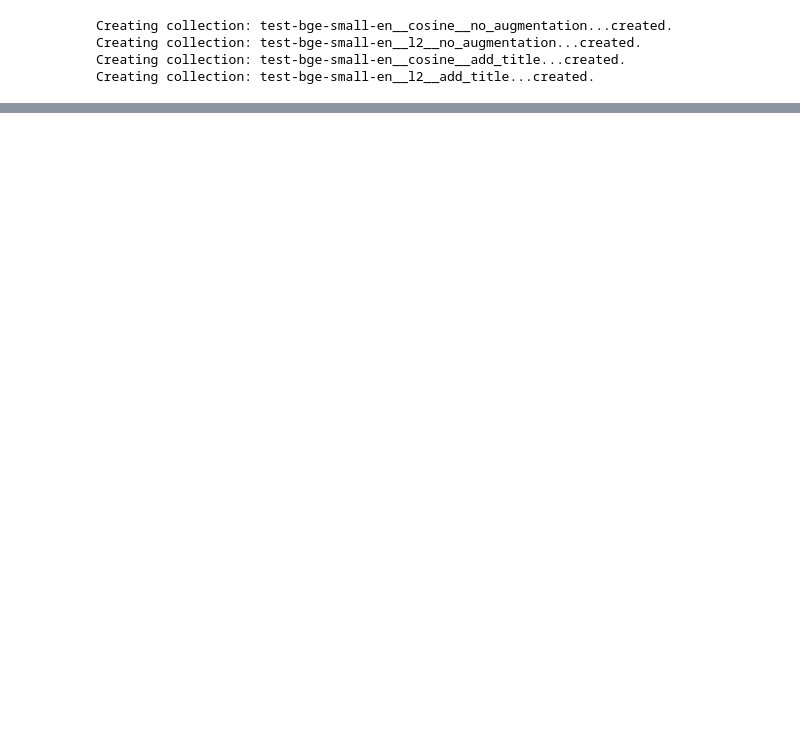
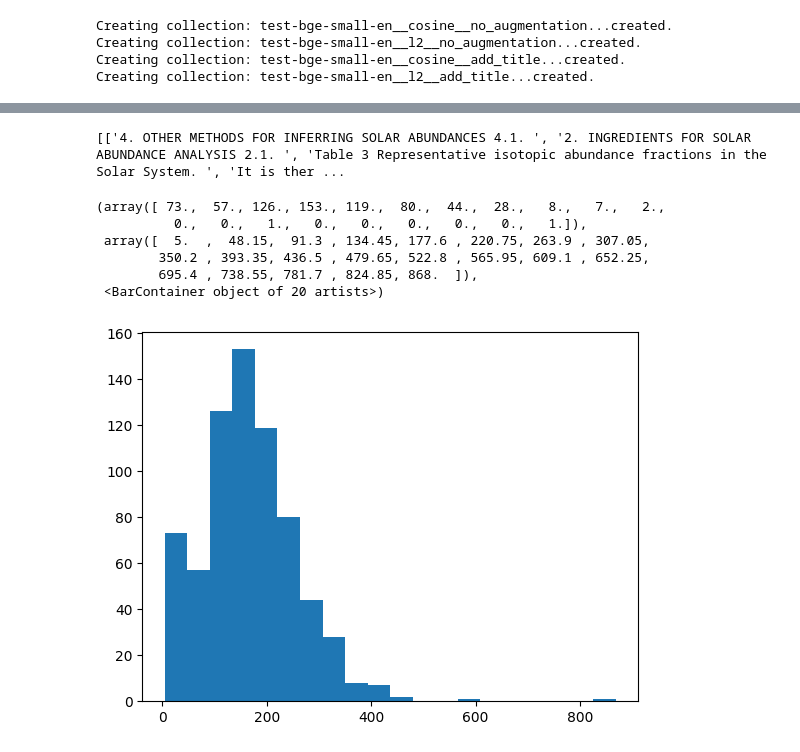
Before and after one commit to benjaminb/citeline, a Jupyter notebook: make_database.ipynb, the cells around one changed output, grey strips where cells are left out. Drawn from its saved outputs; the diff is of its cells as text; code cells hidden in the pictures; blank space fills up the shorter version.

```diff
--- a/make_database.ipynb
+++ b/make_database.ipynb
@@ -151,0 +146,20 @@ collection.add(
+# %%
+print(results['documents'])
+# %% [output]
+[['4. OTHER METHODS FOR INFERRING SOLAR ABUNDANCES 4.1. ', '2. INGREDIENTS FOR SOLAR ABUNDANCE ANALYSIS 2.1. ', 'Table 3 Representative isotopic abundance fractions in the Solar System. ', 'It is ther ...
+# %%
+
+sentences = SEG.segment(data[0]['body'])
+lengths = [len(s) for s in sentences]
+
+# create a histogram of these lengths
+import matplotlib.pyplot as plt
+plt.hist(lengths, bins=20)
+# %% [output]
+(array([ 73.,  57., 126., 153., 119.,  80.,  44.,  28.,   8.,   7.,   2.,
+          0.,   0.,   1.,   0.,   0.,   0.,   0.,   0.,   1.]),
+ array([  5.  ,  48.15,  91.3 , 134.45, 177.6 , 220.75, 263.9 , 307.05,
+        350.2 , 393.35, 436.5 , 479.65, 522.8 , 565.95, 609.1 , 652.25,
+        695.4 , 738.55, 781.7 , 824.85, 868.  ]),
+ <BarContainer object of 20 artists>)
+[figure, added]
```
Also changed, not shown: parts of 11 cells of this notebook, 4 other files.
